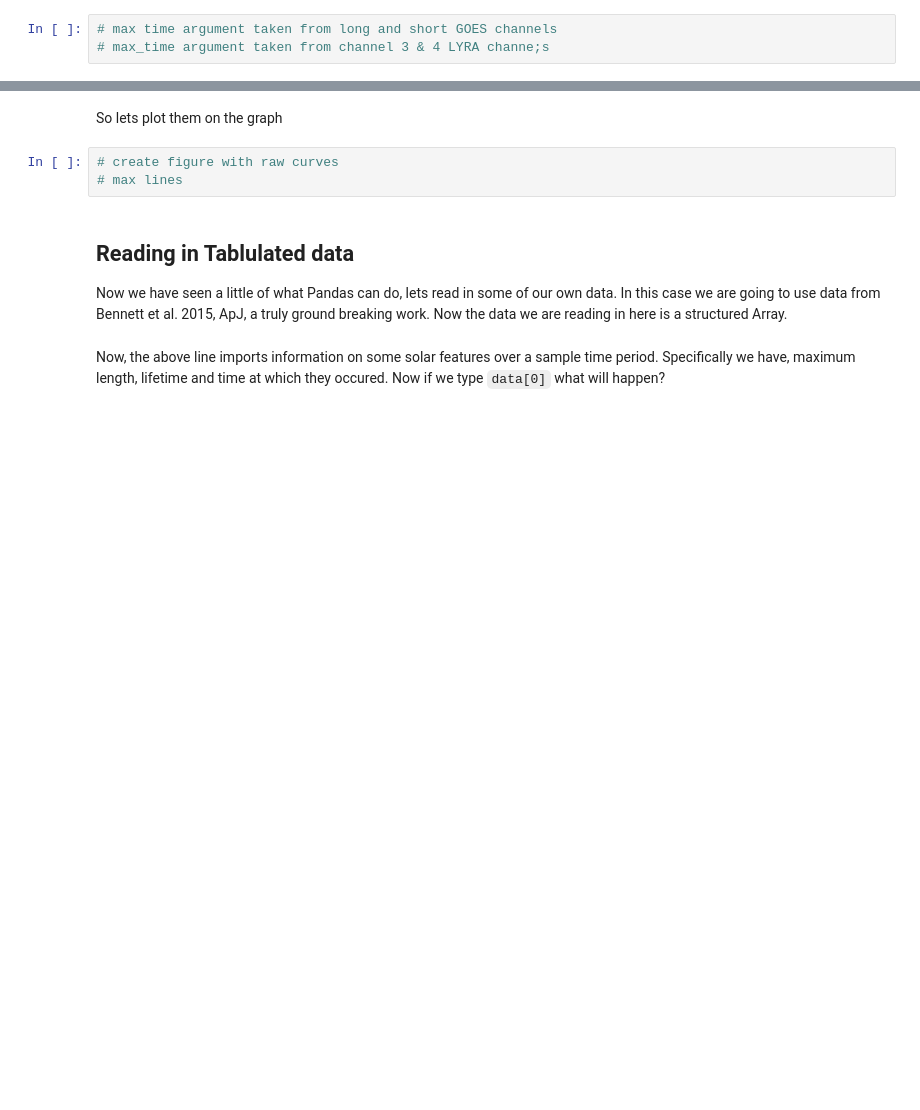
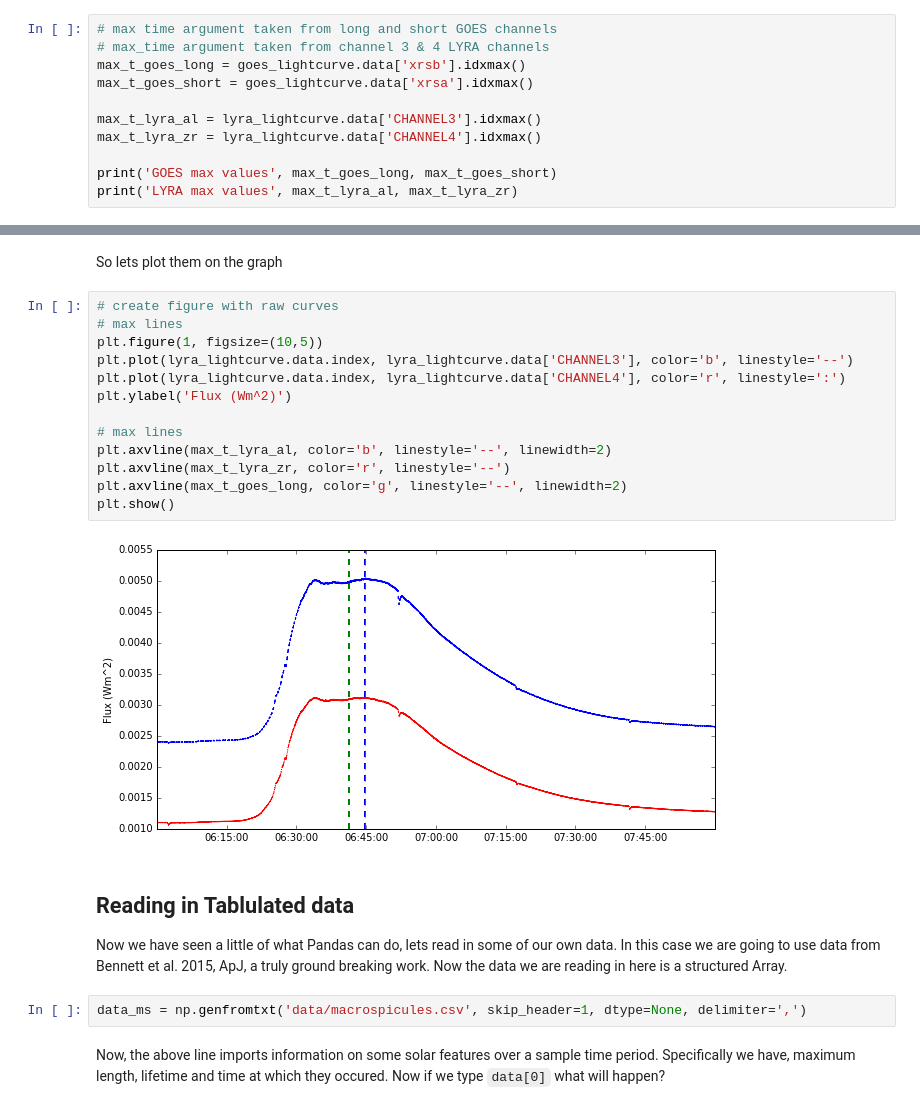
Before and after one commit to OpenAstronomy/Workshop-Lessons, a Jupyter notebook: 08-Time-Series-Data.ipynb, the cells around one changed output, grey strips where cells are left out. Saved outputs shown, nothing was run; the diff lists cells and outputs as text; blank space fills up the shorter version.

```diff
--- a/08-Time-Series-Data.ipynb
+++ b/08-Time-Series-Data.ipynb
@@ -95,4 +129,12 @@ It is also amazing.
 Lightcurve uses these in built Pandas functions, so we can find out things like the maximum of curves:
 # %%
 # max time argument taken from long and short GOES channels
-# max_time argument taken from channel 3 & 4 LYRA channe;s
+# max_time argument taken from channel 3 & 4 LYRA channels
+max_t_goes_long = goes_lightcurve.data['xrsb'].idxmax()
+max_t_goes_short = goes_lightcurve.data['xrsa'].idxmax()
+
+max_t_lyra_al = lyra_lightcurve.data['CHANNEL3'].idxmax()
+max_t_lyra_zr = lyra_lightcurve.data['CHANNEL4'].idxmax()
+
+print('GOES max values', max_t_goes_long, max_t_goes_short)
+print('LYRA max values', max_t_lyra_al, max_t_lyra_zr)
@@ -99,11 +144,25 @@ Lightcurve uses these in built Pandas functions, so we can find out things like
 # %% [markdown]
 So lets plot them on the graph
-# %%
-# create figure with raw curves
-# max lines
+# %%
+# create figure with raw curves
+# max lines
+plt.figure(1, figsize=(10,5))
+plt.plot(lyra_lightcurve.data.index, lyra_lightcurve.data['CHANNEL3'], color='b', linestyle='--')
+plt.plot(lyra_lightcurve.data.index, lyra_lightcurve.data['CHANNEL4'], color='r', linestyle=':')
+plt.ylabel('Flux (Wm^2)')
+
+# max lines
+plt.axvline(max_t_lyra_al, color='b', linestyle='--', linewidth=2)
+plt.axvline(max_t_lyra_zr, color='r', linestyle='--')
+plt.axvline(max_t_goes_long, color='g', linestyle='--', linewidth=2)
+plt.show()
+# %% [output]
+[figure, added]
 # %% [markdown]
 ## Reading in Tablulated data
 
 Now we have seen a little of what Pandas can do, lets read in some of our own data. In this case we are going to use data from Bennett et al. 2015, ApJ, a truly ground breaking work. Now the data we are reading in here is a structured Array.
+# %%
+data_ms = np.genfromtxt('data/macrospicules.csv', skip_header=1, dtype=None, delimiter=',')
 # %% [markdown]
 Now, the above line imports information on some solar features over a sample time period. Specifically we have, maximum length, lifetime and time at which they occured. Now if we type `data[0]` what will happen?
```
Also changed, not shown: parts of 21 cells of this notebook.
